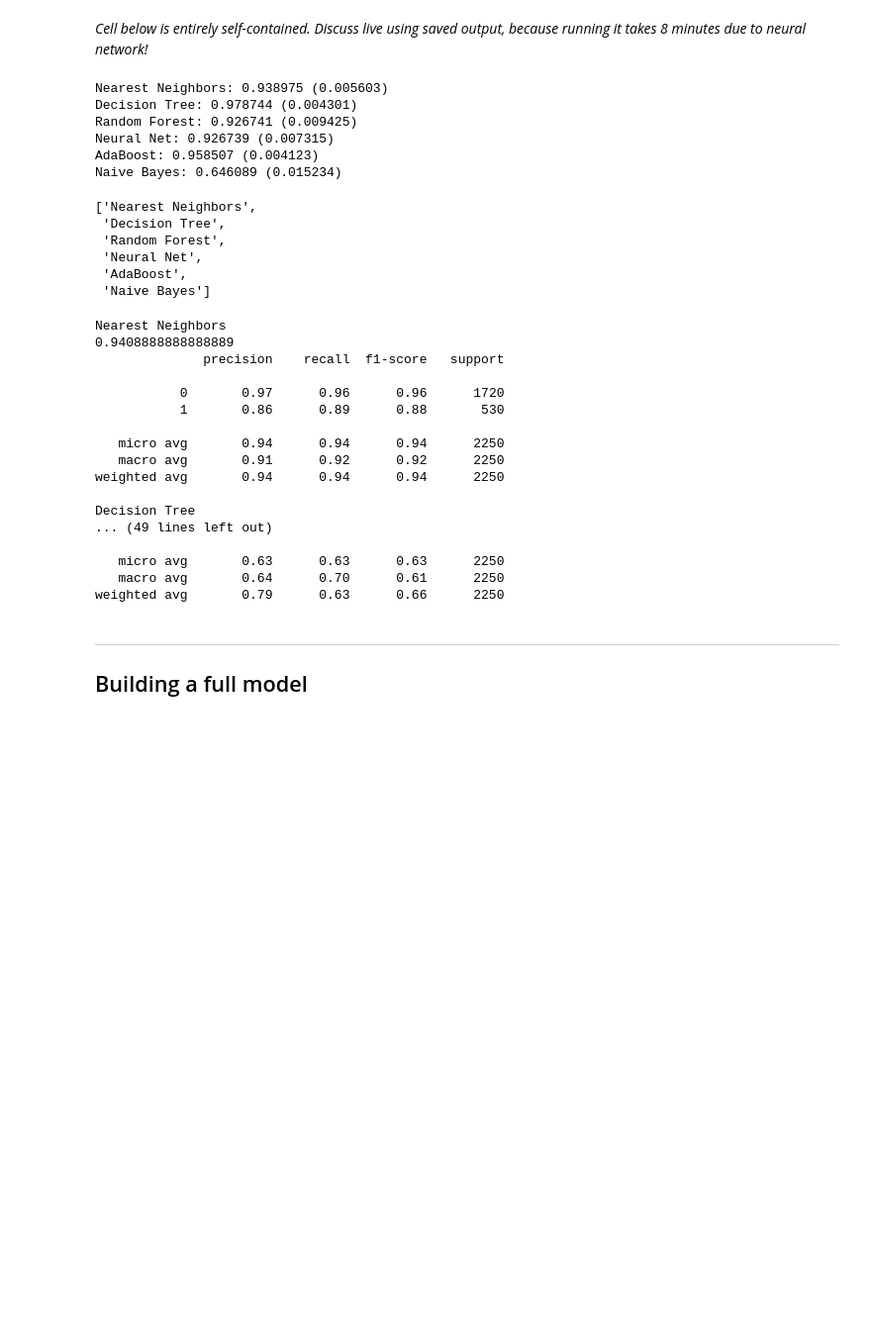
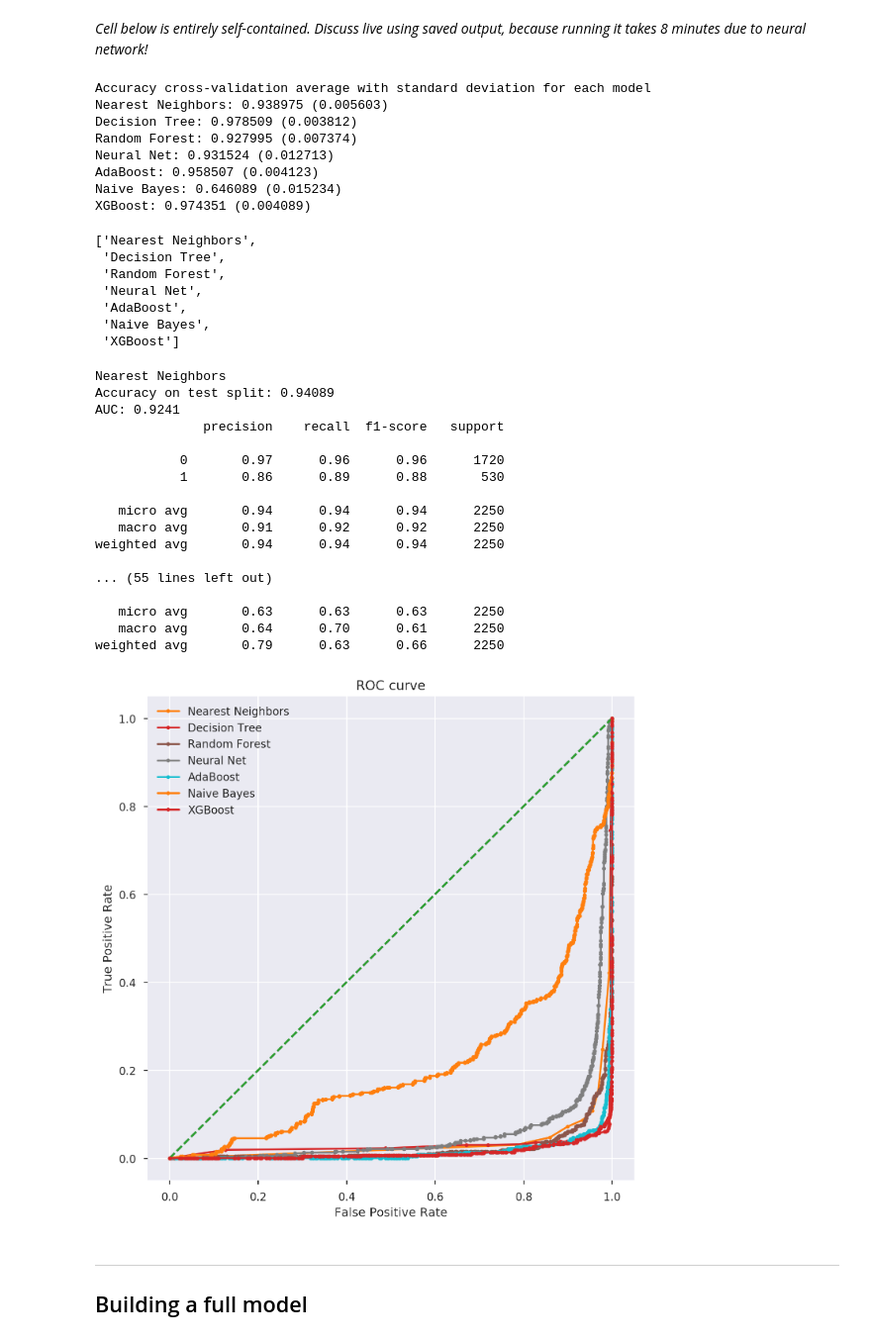
Before and after one commit to MashZ/pydata, a Jupyter notebook: PyData Miami - Applying rigorous machine learning methods in business strategy - Jan 2019.ipynb, the cells around one changed output. Shown at 99% size. Drawn from its saved outputs; the diff is of its cells as text; code cells hidden in the pictures; blank space fills up the shorter version.

```diff
--- a/PyData Miami - Applying rigorous machine learning methods in business strategy - Jan 2019.ipynb
+++ b/PyData Miami - Applying rigorous machine learning methods in business strategy - Jan 2019.ipynb
@@ -652,6 +651,8 @@ from sklearn.naive_bayes import GaussianNB
 from sklearn.svm import SVC
 from sklearn.metrics import classification_report, accuracy_score
 
+from xgboost import XGBClassifier
+
 # define scoring method
 scoring = 'accuracy'
 
@@ -662,7 +663,7 @@ scoring = 'accuracy'
 
 names = ["Nearest Neighbors",
          "Decision Tree", "Random Forest", "Neural Net", "AdaBoost",
-         "Naive Bayes"]
+         "Naive Bayes", "XGBoost"]
 
 #classifiers = [
 #    KNeighborsClassifier(n_neighbors = 8),
@@ -684,6 +685,7 @@ classifiers = [
     MLPClassifier(alpha=10, solver='lbfgs', hidden_layer_sizes=[100], max_iter=2000, activation='logistic'),
     AdaBoostClassifier(),
     GaussianNB(),
+    XGBClassifier()
 ]
 
 
@@ -693,6 +695,7 @@ models = list(zip(names, classifiers))
 results = []
 names = []
 
+print("Accuracy cross-validation average (with standard deviation) for each model -")
 for name, model in models:
     kfold = model_selection.KFold(n_splits=10, random_state = seed)
     cv_results = model_selection.cross_val_score(model, X_train, y_train, cv=kfold, scoring=scoring)
@@ -701,12 +704,14 @@ for name, model in models:
     msg = "%s: %f (%f)" % (name, cv_results.mean(), cv_results.std())
     print(msg)
 # %% [output]
+Accuracy cross-validation average with standard deviation for each model
 Nearest Neighbors: 0.938975 (0.005603)
-Decision Tree: 0.978744 (0.004301)
-Random Forest: 0.926741 (0.009425)
-Neural Net: 0.926739 (0.007315)
+Decision Tree: 0.978509 (0.003812)
+Random Forest: 0.927995 (0.007374)
+Neural Net: 0.931524 (0.012713)
 AdaBoost: 0.958507 (0.004123)
 Naive Bayes: 0.646089 (0.015234)
+XGBoost: 0.974351 (0.004089)
 # %%
 names
 # %% [output]
@@ -715,8 +720,12 @@ names
  'Random Forest',
  'Neural Net',
  'AdaBoost',
- 'Naive Bayes']
+ 'Naive Bayes',
+ 'XGBoost']
 # %%
+from sklearn.metrics import roc_auc_score, roc_curve
+from matplotlib import pyplot
+
 # Remember, performance on the training data is not that important. We want to know how well our algorithms
 # can generalize to new data.  To test this, let's make predictions on the validation dataset.
 
@@ -724,16 +733,25 @@ for name, model in list(models):
     model.fit(X_train, y_train)
     predictions = model.predict(X_test)
     print(name)
-    print(accuracy_score(y_test, predictions))
+    print('Accuracy on test split: %.5f' % accuracy_score(y_test, predictions))
+    score = roc_auc_score(y_test, predictions)
+    print('AUC: %.4f' % score)
     print(classification_report(y_test, predictions))
 
 # Accuracy - ratio of correctly predicted observation to the total observations.
-# Precision - (false positives) ratio of correctly predicted positive observations to the total predicted positive observations
-# Recall (Sensitivity) - (false negatives) ratio of correctly predicted positive observations to the all observations in actual class - yes.
-# F1 score - F1 Score is the weighted average of Precision and Recall. Therefore, this score takes both false positives and false
+
+# Precision - (false positives) ratio of correctly predicted positive observations to the total predicted
+# positive observations
+
+# Recall (Sensitivity) - (false negatives) ratio of correctly predicted positive observations to the all
+# observations in actual class - yes.
+
+# F1 score - F1 Score is the weighted average of Precision and Recall. Therefore, this score takes both
+# false positives and false
 # %% [output]
 Nearest Neighbors
-0.9408888888888889
+Accuracy on test split: 0.94089
+AUC: 0.9241
               precision    recall  f1-score   support
 
            0       0.97      0.96      0.96      1720
@@ -743,12 +761,32 @@ Nearest Neighbors
    macro avg       0.91      0.92      0.92      2250
 weighted avg       0.94      0.94      0.94      2250
 
-Decision Tree
-... (49 lines left out)
+... (55 lines left out)
 
    micro avg       0.63      0.63      0.63      2250
    macro avg       0.64      0.70      0.61      2250
 weighted avg       0.79      0.63      0.66      2250
+# %%
+for name, model in list(models):
+    prob_score = []
+    # predict probabilities
+    prob_score = model.predict_proba(X_test)
+    # keep probabilities for the positive outcome only
+    prob_score = prob_score[:, 1]
+    fpr,tpr,thresholds = roc_curve(y_test,1-prob_score)
+    # Plot the roc curve for this model
+    pyplot.plot([0, 1], [0, 1], linestyle='--')
+    # plot the roc curve for the model
+    pyplot.plot(fpr, tpr, marker='.', label = name)
+    plt.xlim([-.05, 1.05])
+    plt.ylim([-.05, 1.05])
+    plt.xlabel('False Positive Rate')
+    plt.ylabel('True Positive Rate')
+    plt.title('ROC curve')
+    plt.legend()
+    pyplot.show()
+# %% [output]
+[figure, added]
 # %% [markdown]
 ---
 ## Building a full model
```
Also changed, not shown: parts of 8 cells of this notebook.
